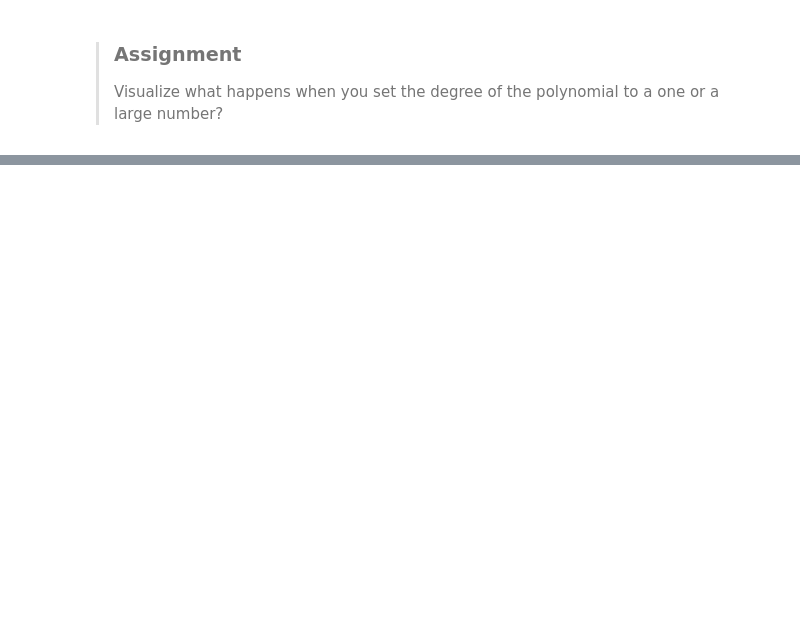
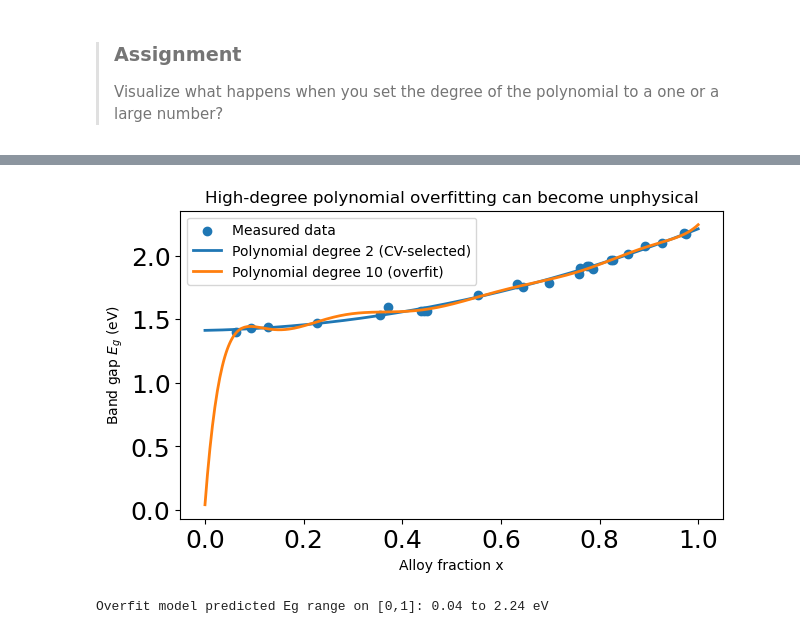
Before and after one commit to rhennig/EMA4935, a Jupyter notebook: Notebooks/07_Overfitting_and_crossvalidation.ipynb, the cells around one changed output, grey strips where cells are left out. Drawn from its saved outputs; the diff is of its cells as text; code cells hidden in the pictures; blank space fills up the shorter version.

```diff
--- a/Notebooks/07_Overfitting_and_crossvalidation.ipynb
+++ b/Notebooks/07_Overfitting_and_crossvalidation.ipynb
@@ -342,0 +482,33 @@ plt.show()
+# %%
+x_grid = np.linspace(0, 1, 400).reshape(-1, 1)
+
+# Fit the CV-selected degree model
+model_best = Pipeline([
+    ("poly", PolynomialFeatures(degree=best_degree, include_bias=False)),
+    ("linreg", LinearRegression()),
+]).fit(X_comp, Eg_measured)
+
+# Fit an intentionally high-degree model (over-parameterized)
+degree_overfit = 10
+model_overfit = Pipeline([
+    ("poly", PolynomialFeatures(degree=degree_overfit, include_bias=False)),
+    ("linreg", LinearRegression()),
+]).fit(X_comp, Eg_measured)
+
+Eg_pred_best = model_best.predict(x_grid)
+Eg_pred_overfit = model_overfit.predict(x_grid)
+
+plt.figure(figsize=(7,4))
+plt.scatter(x_comp, Eg_measured, label="Measured data")
+plt.plot(x_grid.ravel(), Eg_pred_best, lw=2, label=f"Polynomial degree {best_degree} (CV-selected)")
+plt.plot(x_grid.ravel(), Eg_pred_overfit, lw=2, label=f"Polynomial degree {degree_overfit} (overfit)")
+plt.xlabel("Alloy fraction x")
+plt.ylabel("Band gap $E_g$ (eV)")
+plt.title("High-degree polynomial overfitting can become unphysical")
+plt.legend()
+plt.show()
+
+print(f"Overfit model predicted Eg range on [0,1]: {Eg_pred_overfit.min():.2f} to {Eg_pred_overfit.max():.2f} eV")
+# %% [output]
+[figure, added]
+Overfit model predicted Eg range on [0,1]: 0.04 to 2.24 eV
```
Also changed, not shown: parts of 19 cells of this notebook.
